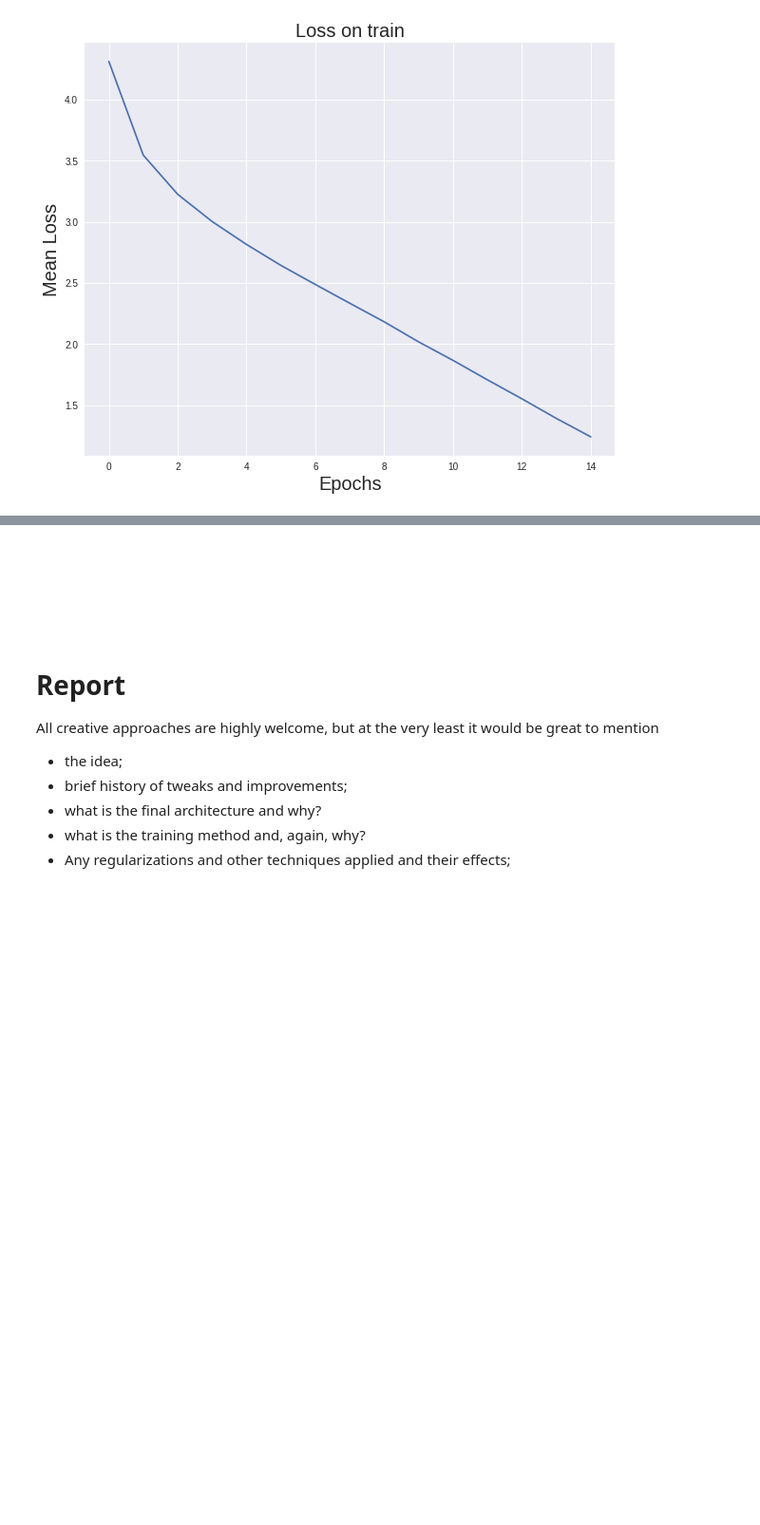
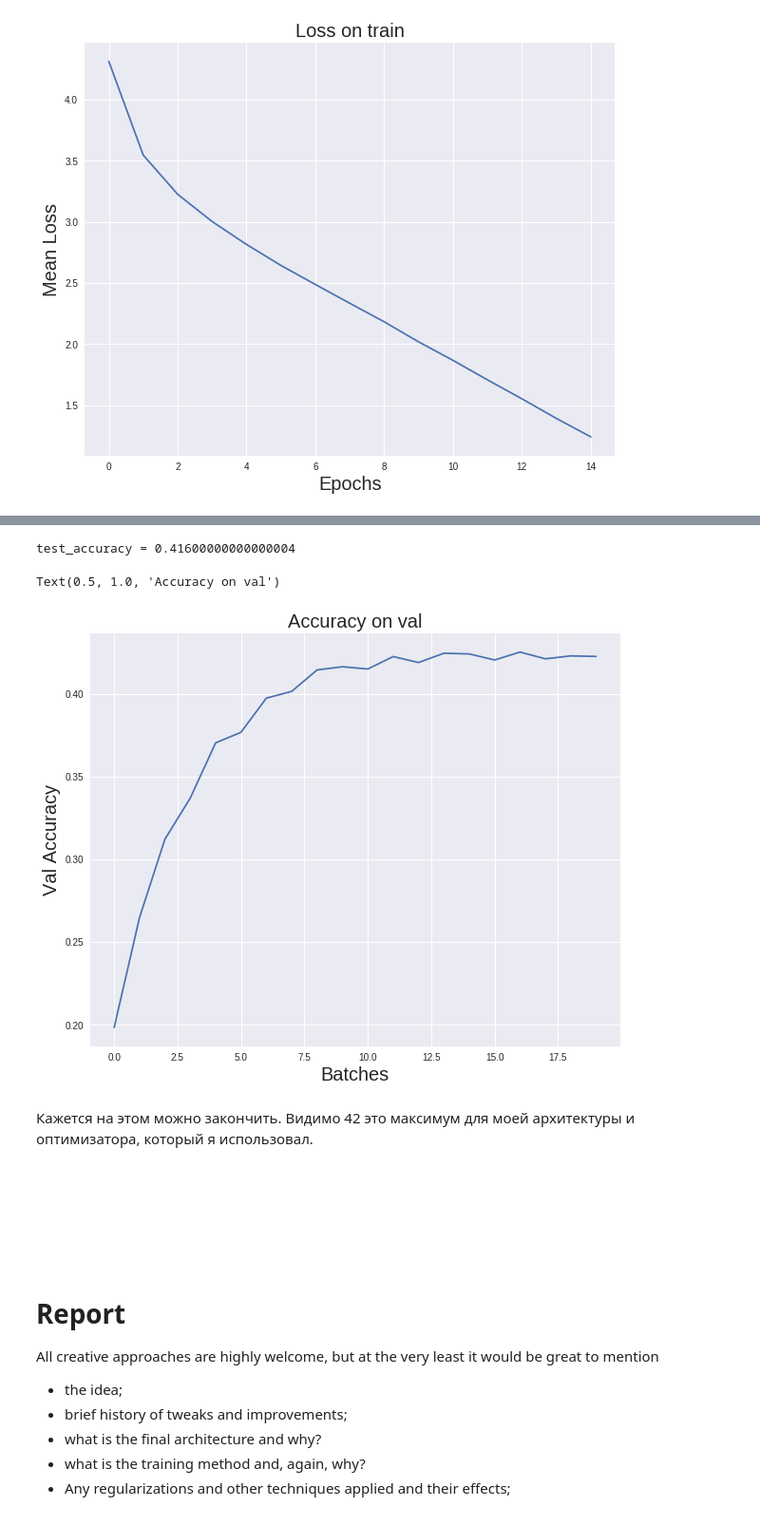
Before and after one commit to Radi4/DL_colab, a Jupyter notebook: homework_part2_solved.ipynb, the cells around one changed output, grey strips where cells are left out. Shown at 95% size. Saved outputs shown, nothing was run; the diff lists cells and outputs as text; code cells hidden in the pictures; blank space fills up the shorter version.

````diff
--- a/homework_part2_solved.ipynb
+++ b/homework_part2_solved.ipynb
@@ -416,0 +483,22 @@ Achievement unlocked: 110lvl Warlock!
+# %%
+transform_test = transforms.Compose([
+    transforms.ToTensor(),
+    transforms.Normalize(means, stds),
+])
+
+batch_size = 100
+test_dataset = torchvision.datasets.ImageFolder('tiny-imagenet-200/val', transform=transform_test)
+test_batch_gen = torch.utils.data.DataLoader(test_dataset,
+                                              batch_size=batch_size,
+                                              shuffle=True,
+                                              num_workers=1)
+
+model.train(False) # disable dropout / use averages for batch_norm
+test_batch_acc = []
+for X_batch, y_batch in test_batch_gen:
+    logits = model(Variable(torch.FloatTensor(X_batch)).cuda())
+    y_pred = logits.max(1)[1].data
+    test_batch_acc.append(np.mean( (y_batch.cpu().data == y_pred.cpu().data).numpy() ))
+
+
+print('test_accuracy = {}'.format(np.mean(test_batch_acc)))
@@ -417,3 +593,42 @@ Achievement unlocked: 110lvl Warlock!
+# %%
+transform_test = transforms.Compose([
+    transforms.ToTensor(),
+    transforms.Normalize(means, stds),
+])
+
+batch_size = 100
+test_dataset = torchvision.datasets.ImageFolder('tiny-imagenet-200/val', transform=transform_test)
+test_batch_gen = torch.utils.data.DataLoader(test_dataset,
+                                              batch_size=batch_size,
+                                              shuffle=True,
+                                              num_workers=1)
+
+model.train(False) # disable dropout / use averages for batch_norm
+test_batch_acc = []
+for X_batch, y_batch in test_batch_gen:
+    logits = model(Variable(torch.FloatTensor(X_batch)).cuda())
+    y_pred = logits.max(1)[1].data
+    test_batch_acc.append(np.mean( (y_batch.cpu().data == y_pred.cpu().data).numpy() ))
+
+
+print('test_accuracy = {}'.format(np.mean(test_batch_acc)))
+# %% [output]
+test_accuracy = 0.41600000000000004
+# %%
+val_acc_epochs = []
+step = len(val_accuracy) // 20
+for i in range(0, len(val_accuracy), step):
+  val_acc_epochs.append(np.mean(val_accuracy[i : i + step]))
+# %%
+plt.plot(range(len(val_acc_epochs)), val_acc_epochs)
+plt.xlabel('Batches', fontsize = 20)
+plt.ylabel('Val Accuracy', fontsize = 20)
+plt.title('Accuracy on val', fontsize = 20)
+# %% [output]
+Text(0.5, 1.0, 'Accuracy on val')
+[figure, added]
+# %% [markdown]
+Кажется на этом можно закончить. Видимо 42 это максимум для моей архитектуры и оптимизатора, который я использовал.
 # %% [markdown]
 ```
 
````
Also changed, not shown: parts of 16 cells of this notebook.
